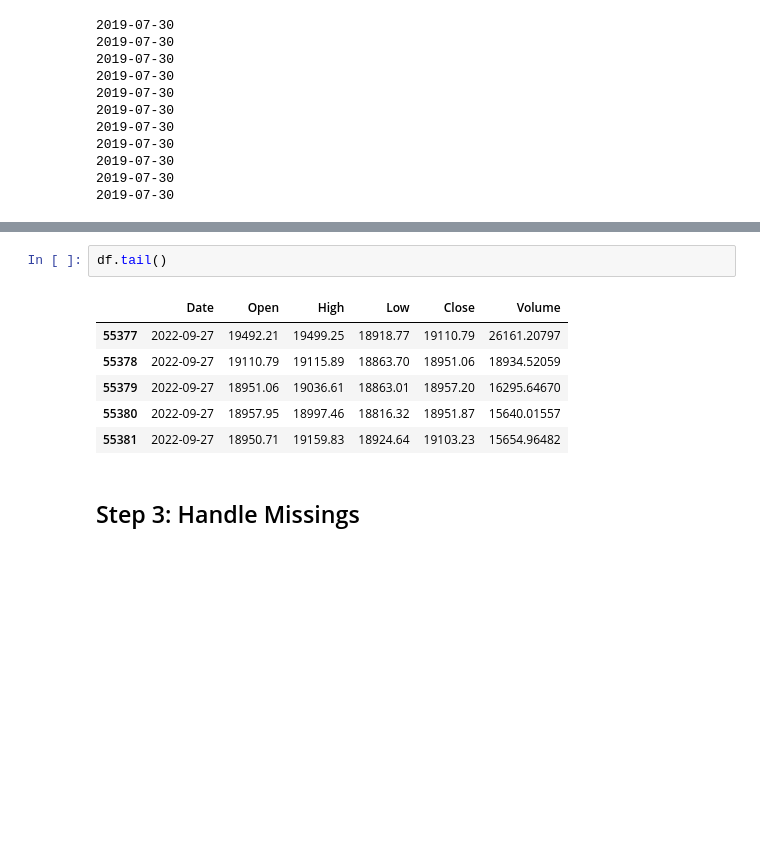
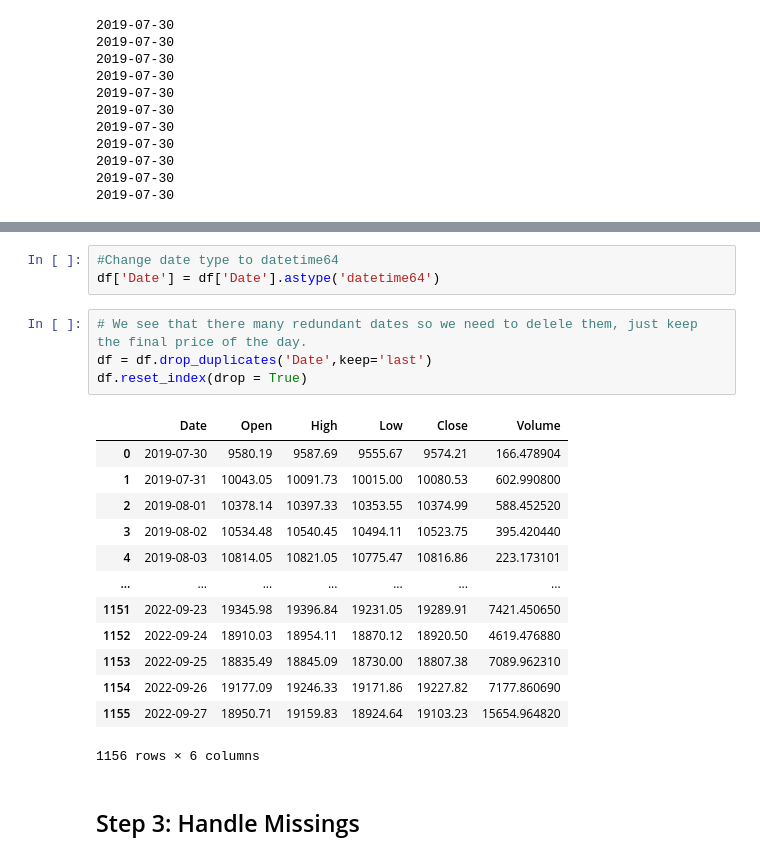
Before and after one commit to huy2212/bitcoin_price_prediction, a Jupyter notebook: data_preprocessing.ipynb, the cells around one changed output, grey strips where cells are left out. Drawn from its saved outputs; the diff is of its cells as text; blank space fills up the shorter version.

```diff
--- a/data_preprocessing.ipynb
+++ b/data_preprocessing.ipynb
@@ -110,12 +111,24 @@ df.head()
-# %%
-df.tail()
-# %% [output]
-|  | Date | Open | High | Low | Close | Volume |
-| 55377 | 2022-09-27 | 19492.21 | 19499.25 | 18918.77 | 19110.79 | 26161.20797 |
-| 55378 | 2022-09-27 | 19110.79 | 19115.89 | 18863.70 | 18951.06 | 18934.52059 |
-| 55379 | 2022-09-27 | 18951.06 | 19036.61 | 18863.01 | 18957.20 | 16295.64670 |
-| 55380 | 2022-09-27 | 18957.95 | 18997.46 | 18816.32 | 18951.87 | 15640.01557 |
-| 55381 | 2022-09-27 | 18950.71 | 19159.83 | 18924.64 | 19103.23 | 15654.96482 |
+# %%
+#Change date type to datetime64
+df['Date'] = df['Date'].astype('datetime64')
+# %%
+# We see that there many redundant dates so we need to delele them, just keep the final price of the day.
+df = df.drop_duplicates('Date',keep='last')
+df.reset_index(drop = True)
+# %% [output]
+|  | Date | Open | High | Low | Close | Volume |
+| 0 | 2019-07-30 | 9580.19 | 9587.69 | 9555.67 | 9574.21 | 166.478904 |
+| 1 | 2019-07-31 | 10043.05 | 10091.73 | 10015.00 | 10080.53 | 602.990800 |
+| 2 | 2019-08-01 | 10378.14 | 10397.33 | 10353.55 | 10374.99 | 588.452520 |
+| 3 | 2019-08-02 | 10534.48 | 10540.45 | 10494.11 | 10523.75 | 395.420440 |
+| 4 | 2019-08-03 | 10814.05 | 10821.05 | 10775.47 | 10816.86 | 223.173101 |
+| ... | ... | ... | ... | ... | ... | ... |
+| 1151 | 2022-09-23 | 19345.98 | 19396.84 | 19231.05 | 19289.91 | 7421.450650 |
+| 1152 | 2022-09-24 | 18910.03 | 18954.11 | 18870.12 | 18920.50 | 4619.476880 |
+| 1153 | 2022-09-25 | 18835.49 | 18845.09 | 18730.00 | 18807.38 | 7089.962310 |
+| 1154 | 2022-09-26 | 19177.09 | 19246.33 | 19171.86 | 19227.82 | 7177.860690 |
+| 1155 | 2022-09-27 | 18950.71 | 19159.83 | 18924.64 | 19103.23 | 15654.964820 |
+1156 rows × 6 columns
 # %% [markdown]
 ## Step 3: Handle Missings
 # %%
```
Also changed, not shown: parts of 6 cells of this notebook.
